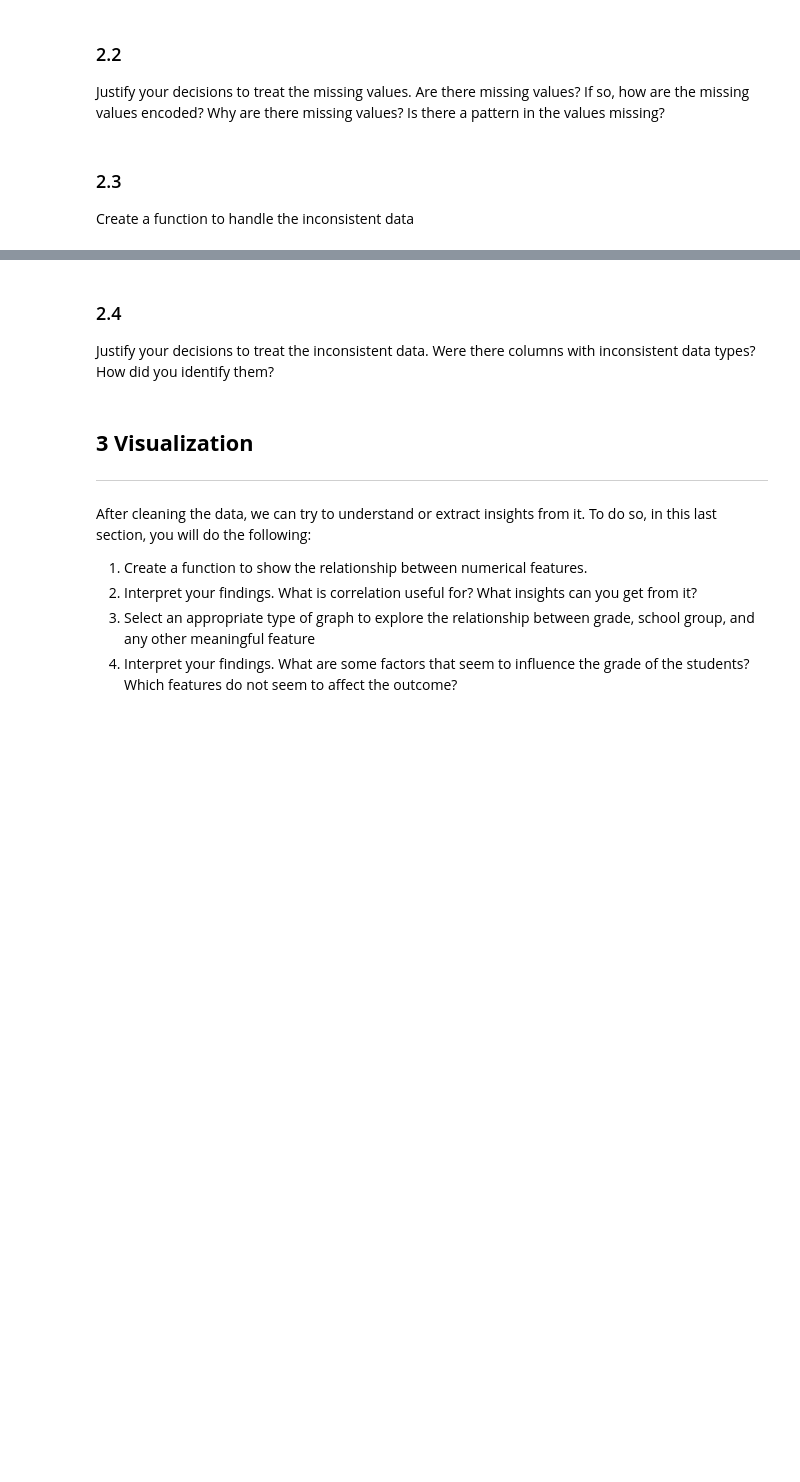
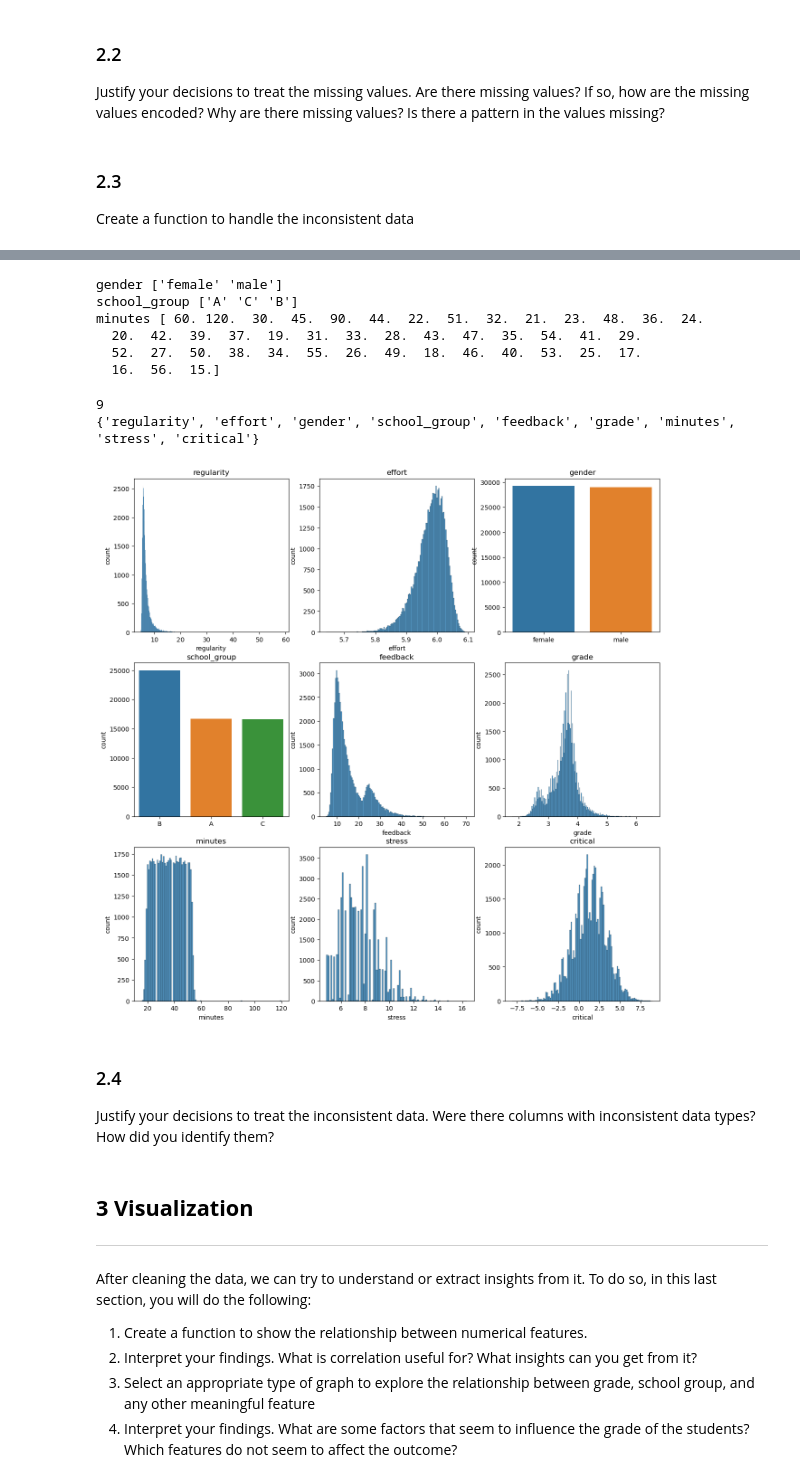
Before and after one commit to aybarsyazici/EPFL-CS421-MLBD, a Jupyter notebook: lectures/week-02/02-lab.ipynb, the cells around one changed output, grey strips where cells are left out. Saved outputs shown, nothing was run; the diff lists cells and outputs as text; code cells hidden in the pictures; blank space fills up the shorter version.

```diff
--- a/lectures/week-02/02-lab.ipynb
+++ b/lectures/week-02/02-lab.ipynb
@@ -293,0 +287,19 @@ df.head(10)
+# %%
+for col in categorical_features:
+    # print the unique values
+    print(col, df[col].unique())
+
+mapping = {
+    '1 hr': 60,
+    '2hrs': 120,
+    '2 hours': 120,
+    '30 min': 30,
+    '45 min': 45,
+    '60 minutes': 60,
+    '1.5 hours': 90,
+    'a': 'A',
+    'b': 'B',
+    'c': 'C',
+    'cc': 'C',
+    'Bb': 'B'
+}
@@ -312,8 +333,11 @@ def handle_inconsistent_data(df):
     -----
     Don't forget to convert the features into the correct data type
     """
-    # YOUR CODE HERE
-
+    # Apply the mapping
+    df = df.replace(mapping)
+    # convert the features to the correct data type
+    # minutes should be numerical
+    df['minutes'] = pd.to_numeric(df['minutes'])
     return df
 # %%
 df = handle_inconsistent_data(df)
@@ -323,3 +376,20 @@ print(get_feature_stats(df))
+# %%
+for col in categorical_features:
+    # print the unique values
+    print(col, df[col].unique())
+# %% [output]
+gender ['female' 'male']
+school_group ['A' 'C' 'B']
+minutes [ 60. 120.  30.  45.  90.  44.  22.  51.  32.  21.  23.  48.  36.  24.
+  20.  42.  39.  37.  19.  31.  33.  28.  43.  47.  35.  54.  41.  29.
+  52.  27.  50.  38.  34.  55.  26.  49.  18.  46.  40.  53.  25.  17.
+  16.  56.  15.]
+# %%
+plot_features(df)
+# %% [output]
+9
+{'regularity', 'effort', 'gender', 'school_group', 'feedback', 'grade', 'minutes', 'stress', 'critical'}
+[figure, added]
 # %% [markdown]
 ### 2.4
 Justify your decisions to treat the inconsistent data. Were there columns with inconsistent data types? How did you identify them?
```
Also changed, not shown: parts of 21 cells of this notebook, 18 other files.
